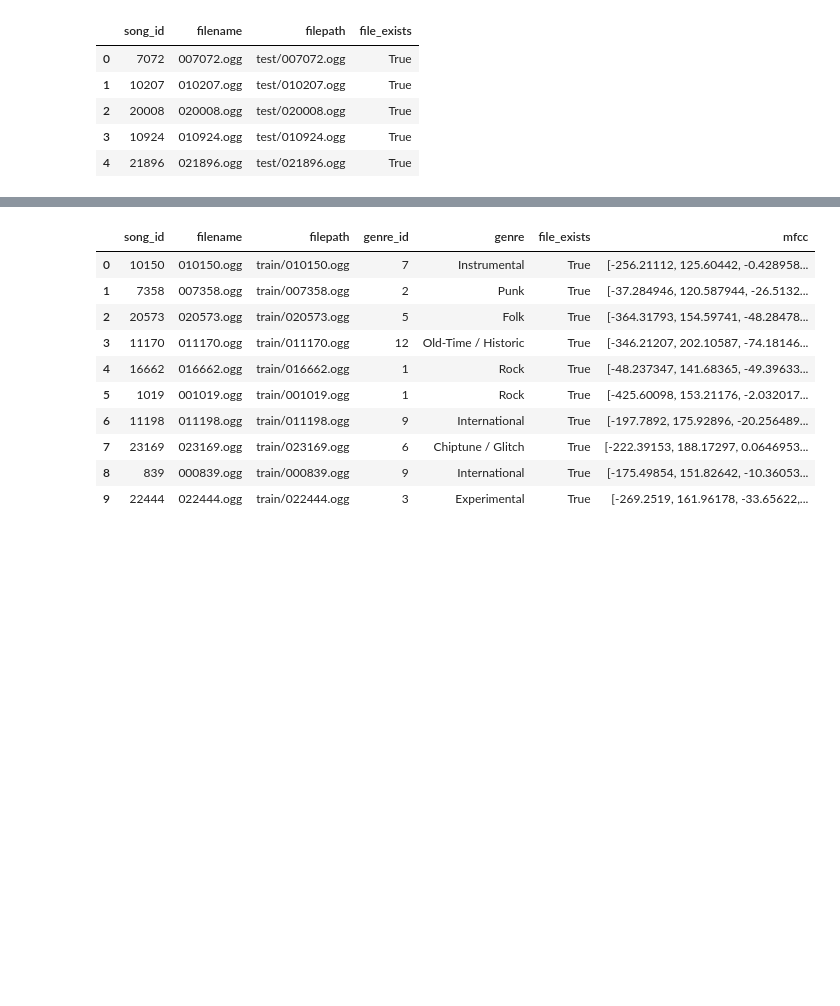
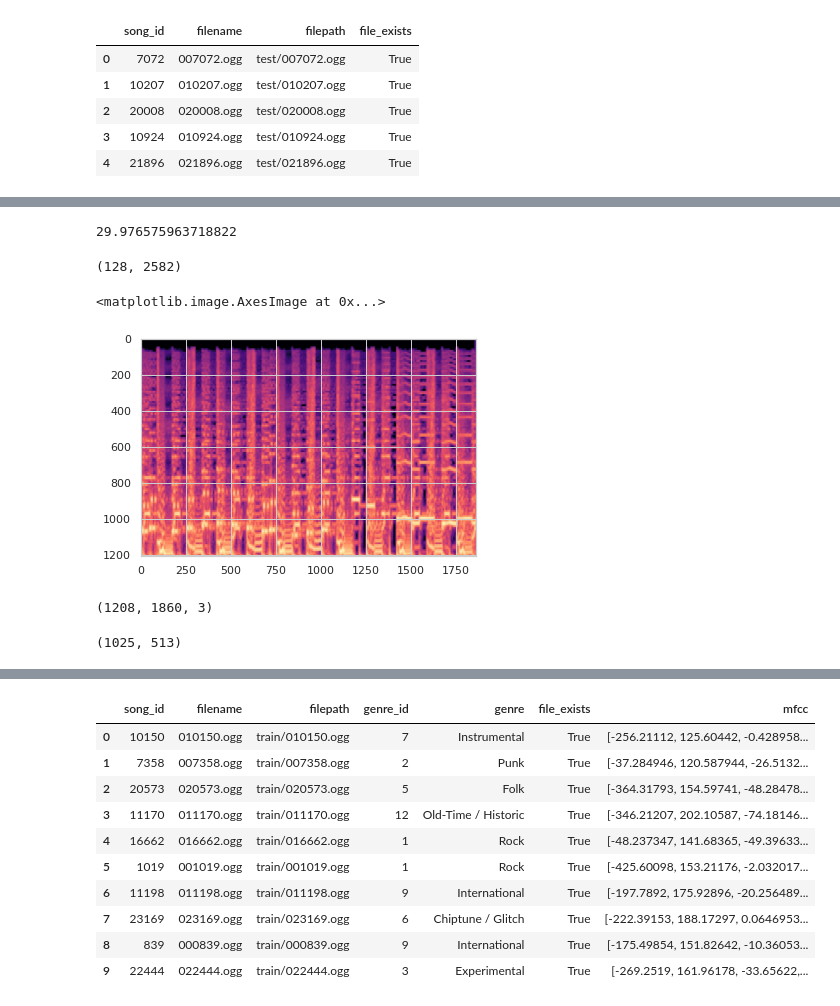
Before and after one commit to bk-anupam/KaggleChallenges, a Jupyter notebook: AUDIO/MusicClassification/data_preprocessing.ipynb, the cells around one changed output, grey strips where cells are left out. Drawn from its saved outputs; the diff is of its cells as text; code cells hidden in the pictures; blank space fills up the shorter version.

Commit message:
updates to audio preprocessing logic

```diff
--- a/AUDIO/MusicClassification/data_preprocessing.ipynb
+++ b/AUDIO/MusicClassification/data_preprocessing.ipynb
@@ -115,0 +163,5 @@ def read_audio(conf, pathname, trim_long_data):
+# %%
+data, sample_rate = librosa.load("./data/train/000007.ogg", sr=None, res_type="kaiser_fast")
+data.shape[0] / sample_rate
+# %% [output]
+29.976575963718822
@@ -115,0 +170,30 @@ def read_audio(conf, pathname, trim_long_data):
+# %%
+mel_S = create_melspec("./data/train/000002.ogg")
+mel_S.shape
+# %% [output]
+(128, 2582)
+# %%
+from PIL import Image
+
+img = Image.open("000002.jpg")
+plt.imshow(img)
+# %% [output]
+<matplotlib.image.AxesImage at 0x...>
+[figure, added]
+# %%
+img_arr = np.array(img)
+img_arr.shape
+# %% [output]
+(1208, 1860, 3)
+# %%
+filename = "./data/train/000002.ogg"
+# Load sample audio file
+y, sr = read_audio(conf, filename, True)
+# Calculate the spectrogram as the square of the complex magnitude of the STFT
+spectrogram_librosa = np.abs(
+    librosa.stft(y, n_fft=conf.n_fft, hop_length=conf.hop_length, win_length=conf.n_fft, window='hann', pad_mode='reflect')
+    ) ** 2
+spectrogram_librosa_db = librosa.power_to_db(spectrogram_librosa, ref=np.max)
+spectrogram_librosa_db.shape
+# %% [output]
+(1025, 513)
```
Also changed, not shown: parts of 8 cells of this notebook.
